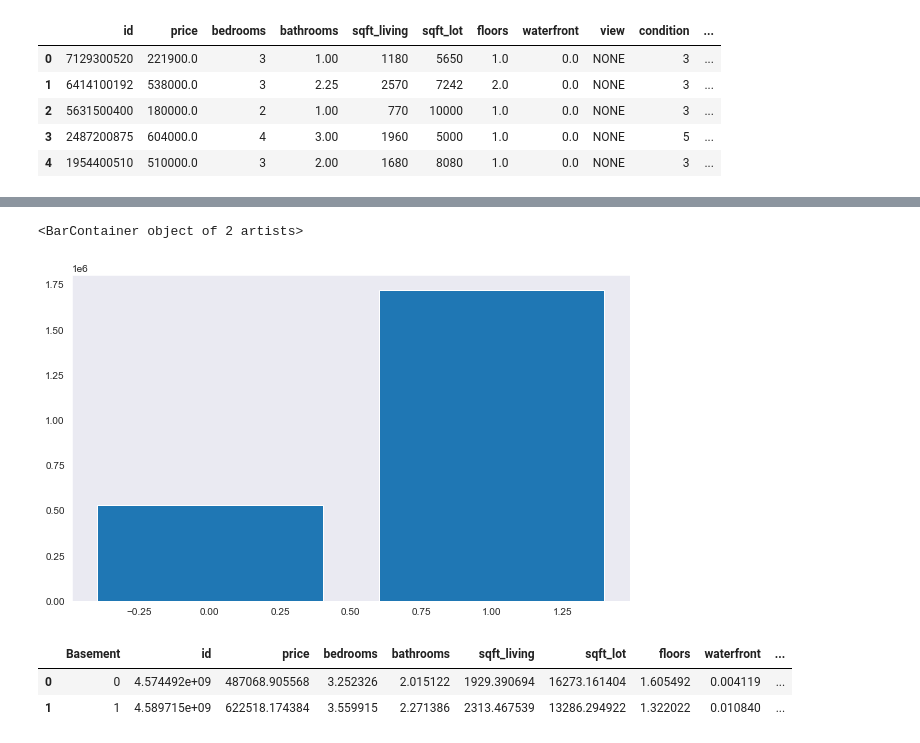
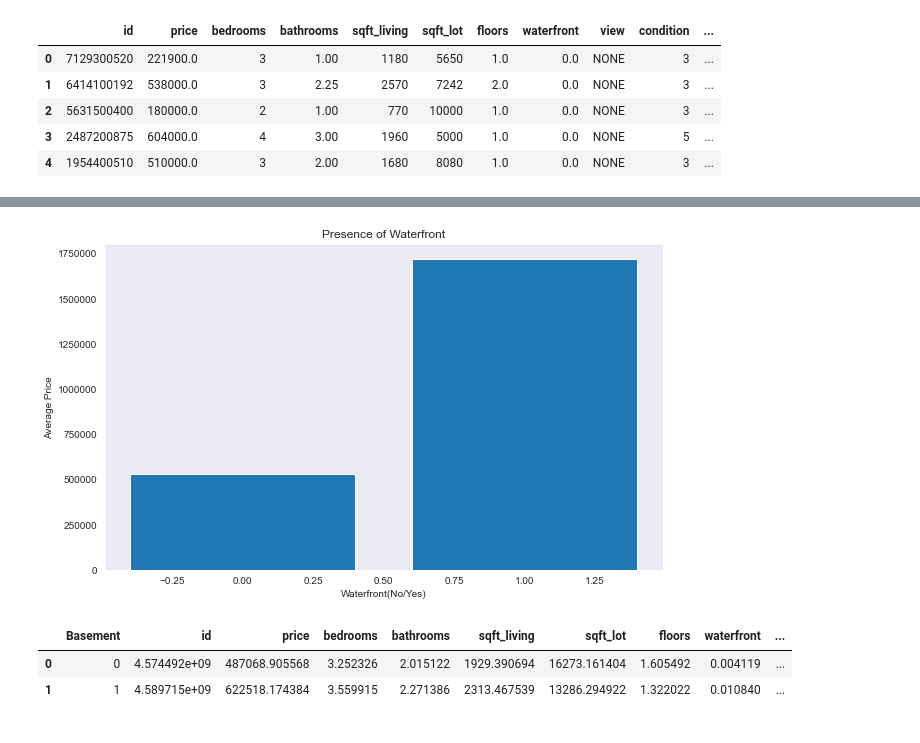
Before and after one commit to kangjw1208/King-Country-Real-Estate, a Jupyter notebook: Final-Copy-DB-vis.ipynb, the cells around one changed output, grey strips where cells are left out. Saved outputs shown, nothing was run; the diff lists cells and outputs as text; code cells hidden in the pictures.

```diff
--- a/Final-Copy-DB-vis.ipynb
+++ b/Final-Copy-DB-vis.ipynb
@@ -621,6 +633,8 @@ scaled_columns
 | 21595 | -0.523178 |
 | 21596 | -1.154928 |
 21597 rows × 1 columns
+# %%
+housing_ols['log_price'] = np.log(housing_ols['price'])
 # %%
 housing_ols['scaled_sqft'] = scaled_columns['sqft_living']
 housing_ols.head()
@@ -676,11 +690,14 @@ wtr_df = housing_ols.groupby(by = 'waterfront').mean().reset_index()
 # %%
 wtr_fig, ax = plt.subplots(figsize=(10,6))
 sns.set_style("dark")
 
 plt.bar(wtr_df['waterfront'], wtr_df['price'])
+plt.xlabel('Waterfront(No/Yes)')
+plt.ylabel('Average Price')
+plt.title('Presence of Waterfront')
+ax.ticklabel_format(style='plain', axis = 'y');
 # %% [output]
-<BarContainer object of 2 artists>
-[figure, old version]
+[figure, new version]
 # %%
 base_df = housing_ols.groupby(by = 'Basement').mean().reset_index()
 base_df
```
Also changed, not shown: parts of 8 cells of this notebook.
